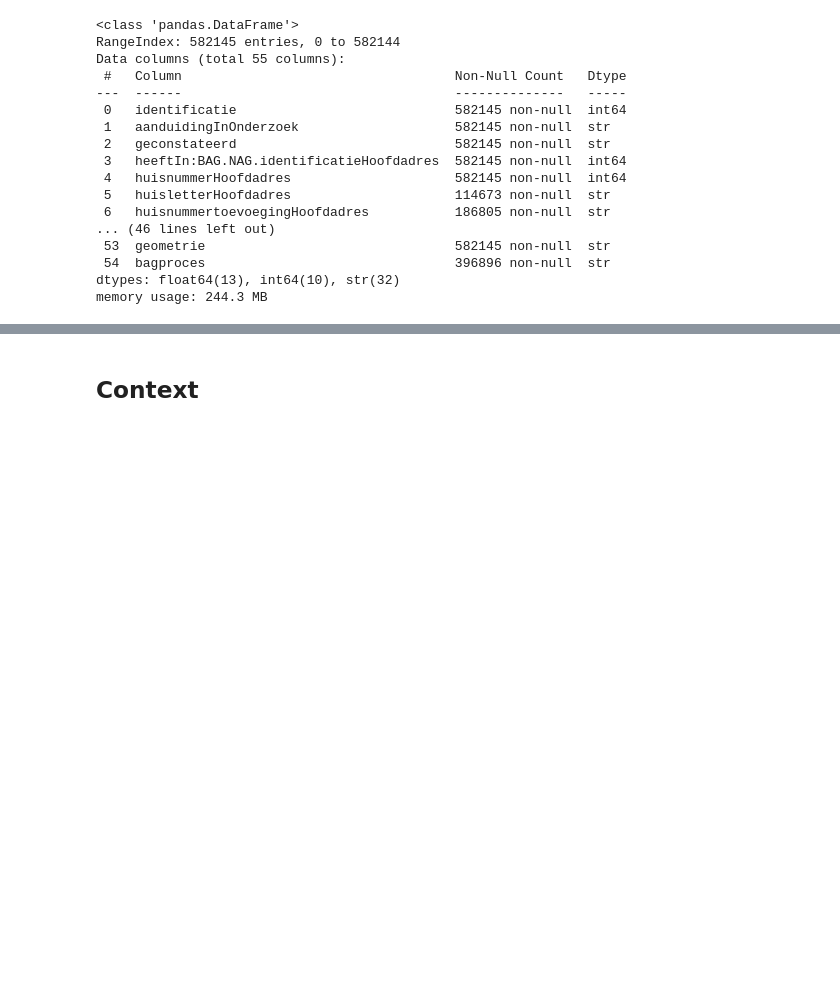
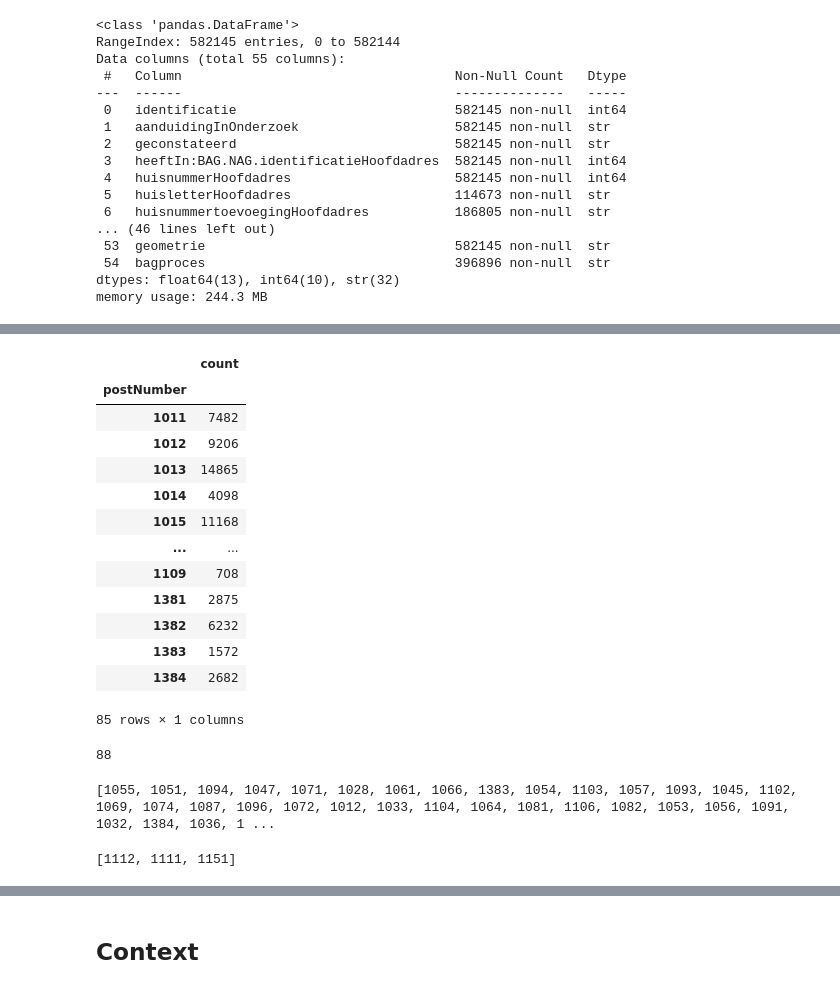
Before and after one commit to fran26m/project_3_housing_ams, a Jupyter notebook: API_dataset.ipynb, the cells around one changed output, grey strips where cells are left out. Drawn from its saved outputs; the diff is of its cells as text; code cells hidden in the pictures; blank space fills up the shorter version.

```diff
--- a/API_dataset.ipynb
+++ b/API_dataset.ipynb
@@ -1747,0 +1491,43 @@ memory usage: 244.3 MB
+# %%
+units_df = units_df.sort_index()
+units_df
+# %% [output]
+|  | count |
+| postNumber |  |
+| 1011 | 7482 |
+| 1012 | 9206 |
+| 1013 | 14865 |
+| 1014 | 4098 |
+| 1015 | 11168 |
+| ... | ... |
+| 1109 | 708 |
+| 1381 | 2875 |
+| 1382 | 6232 |
+| 1383 | 1572 |
+| 1384 | 2682 |
+85 rows × 1 columns
+# %%
+postCode_activities=[1383, 1107, 1106, 1381, 1105, 1102, 1108, 1109, 1382, 1104, 1101,
+       1096, 1112, 1384, 1103, 1097, 1079, 1111, 1098, 1078, 1091, 1074,
+       1092, 1093, 1066, 1081, 1083, 1082, 1062, 1076, 1059, 1075, 1068,
+       1069, 1077, 1072, 1073, 1071, 1058, 1054, 1065, 1017, 1018, 1011,
+       1060, 1067, 1053, 1012, 1016, 1057, 1052, 1056, 1061, 1064, 1063,
+       1055, 1015, 1051, 1013, 1021, 1031, 1014, 1043, 1042, 1041, 1046,
+       1044, 1095, 1094, 1019, 1087, 1086, 1023, 1026, 1027, 1028, 1024,
+       1022, 1025, 1151, 1032, 1034, 1035, 1047, 1045, 1033, 1036, 1037]
+len(postCode_activities)
+# %% [output]
+88
+# %%
+postCode_hunits = set(units_df.index.tolist())
+postCode_hunits = [int(x) for x in postCode_hunits if x != ""]
+len(postCode_hunits)
+print(postCode_hunits)
+# %% [output]
+[1055, 1051, 1094, 1047, 1071, 1028, 1061, 1066, 1383, 1054, 1103, 1057, 1093, 1045, 1102, 1069, 1074, 1087, 1096, 1072, 1012, 1033, 1104, 1064, 1081, 1106, 1082, 1053, 1056, 1091, 1032, 1384, 1036, 1 ...
+# %%
+missing_values = [x for x in postCode_activities if x not in postCode_hunits]
+len(missing_values)
+print(missing_values)
+# %% [output]
+[1112, 1111, 1151]
```
Also changed, not shown: parts of 56 cells of this notebook, 10 other files.
